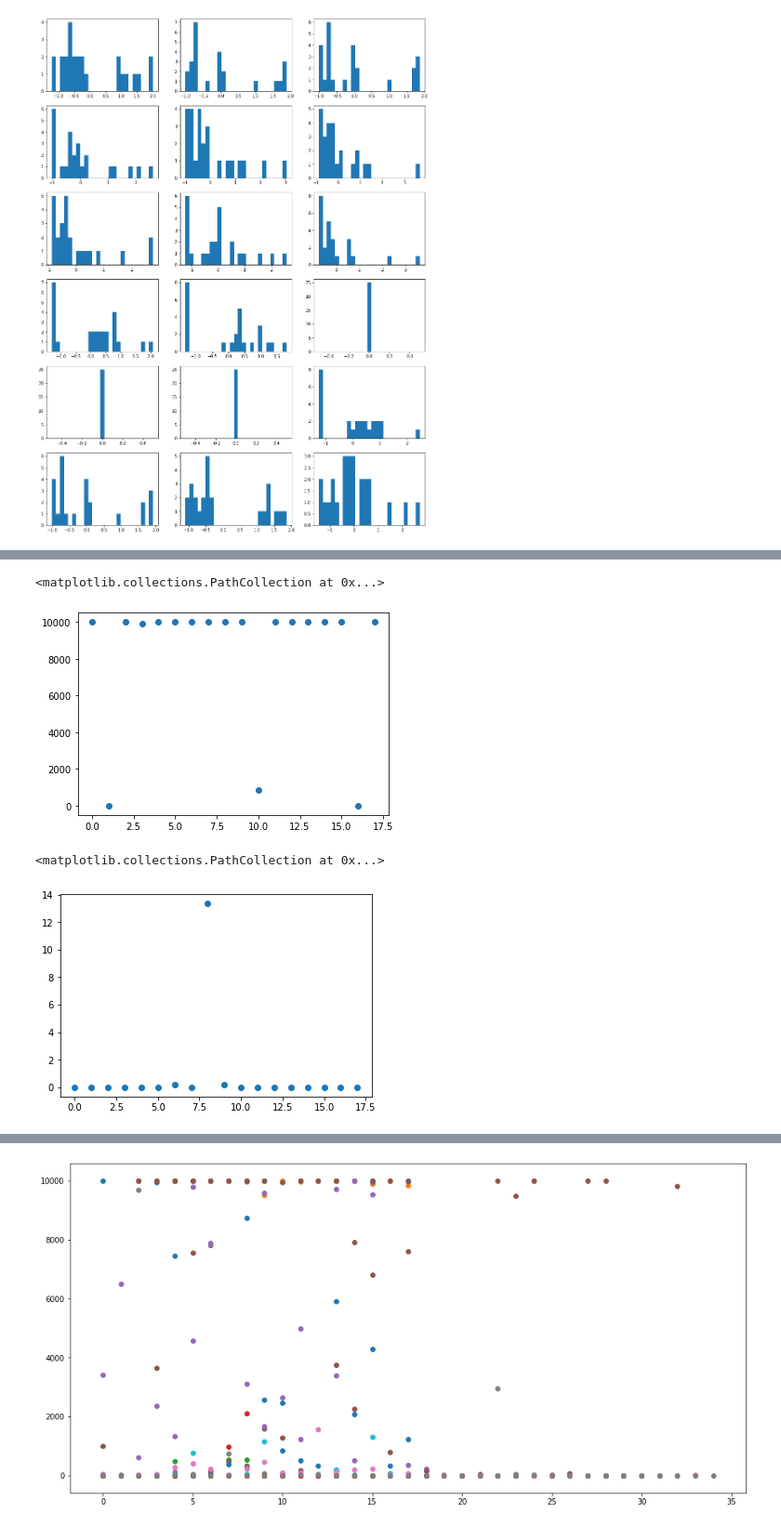
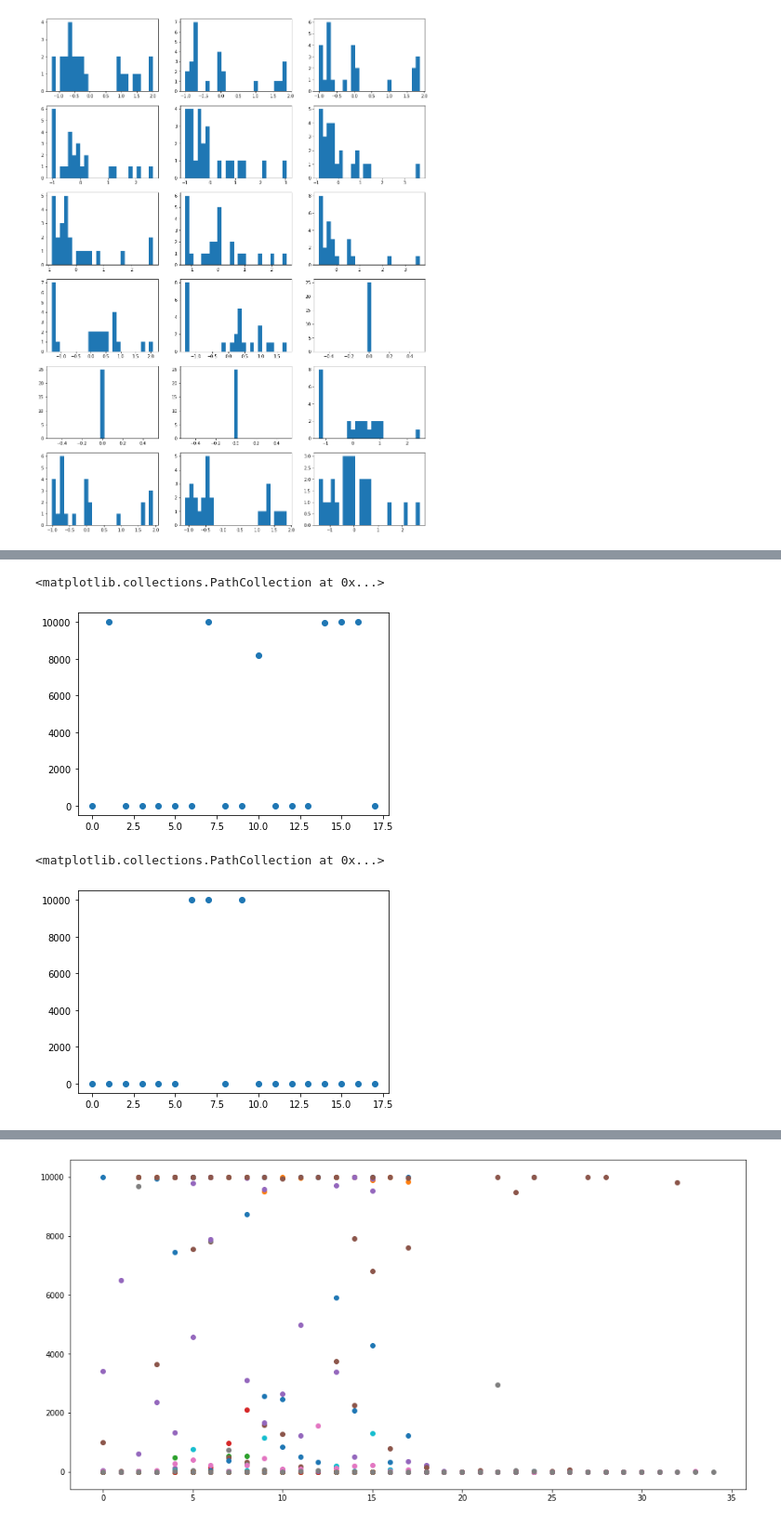
Before and after one commit to gncs/boa, a Jupyter notebook: notebooks/scratch.ipynb, the cells around one changed output, grey strips where cells are left out. Shown at 93% size. Drawn from its saved outputs; the diff is of its cells as text; code cells hidden in the pictures.

```diff
--- a/notebooks/scratch.ipynb
+++ b/notebooks/scratch.ipynb
@@ -429,10 +385,10 @@ array([0.00471078, 0.00277796, 0.00272912, 0.002725  , 0.0026244 ,
 # %%
-plt.scatter(np.arange(18), length_scales[0])
+plt.scatter(np.arange(18), tf.convert_to_tensor(gp_variances))
 # %% [output]
 <matplotlib.collections.PathCollection at 0x...>
-[figure, old version]
+[figure, new version]
 # %%
-plt.scatter(np.arange(18), noise_variances)
+plt.scatter(np.arange(18), tf.convert_to_tensor(noise_variances))
 # %% [output]
 <matplotlib.collections.PathCollection at 0x...>
-[figure, old version]
+[figure, new version]
```
Also changed, not shown: parts of 18 cells of this notebook, 4 other files.
